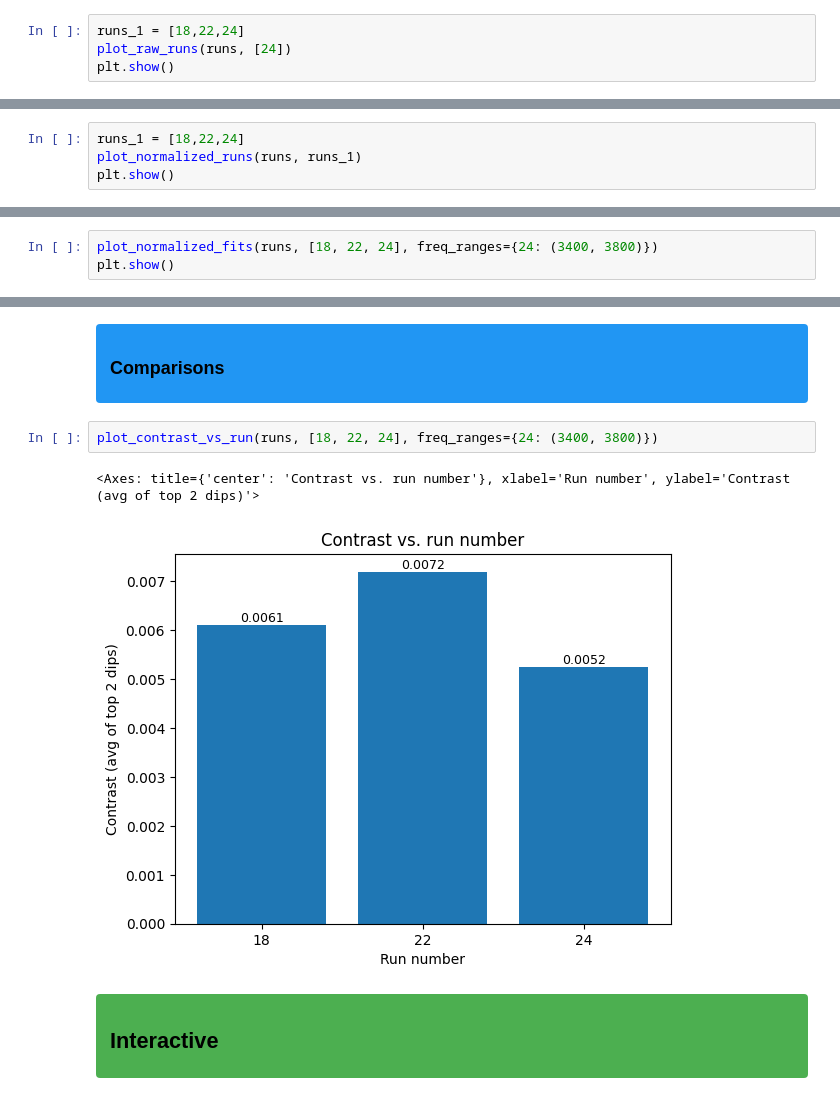
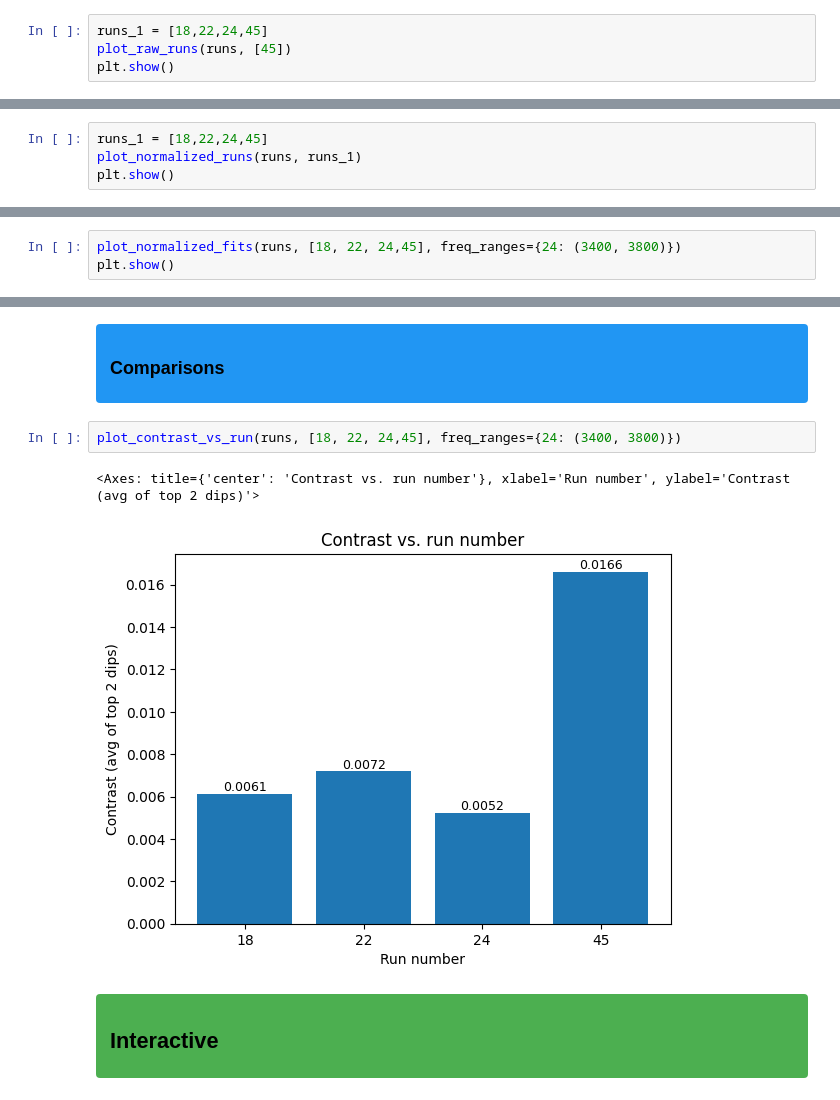
Before and after one commit to jeree-m/qick-dawg, a Jupyter notebook: jupyter_notebooks/odmr_analysis.ipynb, the cells around one changed output, grey strips where cells are left out. Drawn from its saved outputs; the diff is of its cells as text.

```diff
--- a/jupyter_notebooks/odmr_analysis.ipynb
+++ b/jupyter_notebooks/odmr_analysis.ipynb
@@ -101,7 +101,7 @@ dict_keys(['laser_power', 'mw_gain', 'reps', 'ND Filter OD', 'relax_delay_treg',
 <h3 style="color:black; margin:0;"> Plot Raw Data</h3>
 </div>
 # %%
-runs_1 = [18,22,24]
-plot_raw_runs(runs, [24])
+runs_1 = [18,22,24,45]
+plot_raw_runs(runs, [45])
 plt.show()
 # %% [output]
@@ -111,7 +111,7 @@ plt.show()
 <h3 style="color:black; margin:0;"> Normalized Plots</h3>
 </div>
 # %%
-runs_1 = [18,22,24]
+runs_1 = [18,22,24,45]
 plot_normalized_runs(runs, runs_1)
 plt.show()
 # %% [output]
@@ -406,6 +406,6 @@ Saved to /Volumes/hlab-nas/Data/DefectMsmts/Data/Albania/ODMR_Pub_Data/202609080
 <h3 style="color:black; margin:0;"> Multiple</h3>
 </div>
 # %%
-plot_normalized_fits(runs, [18, 22, 24], freq_ranges={24: (3400, 3800)})
+plot_normalized_fits(runs, [18, 22, 24,45], freq_ranges={24: (3400, 3800)})
 plt.show()
 # %% [output]
@@ -415,10 +415,10 @@ plt.show()
 <h3 style="color:black; margin:0;"> Comparisons</h3>
 </div>
 # %%
-plot_contrast_vs_run(runs, [18, 22, 24], freq_ranges={24: (3400, 3800)})
+plot_contrast_vs_run(runs, [18, 22, 24,45], freq_ranges={24: (3400, 3800)})
 # %% [output]
 <Axes: title={'center': 'Contrast vs. run number'}, xlabel='Run number', ylabel='Contrast (avg of top 2 dips)'>
-[figure, old version]
+[figure, new version]
 # %% [markdown]
 <div style="background-color:#4CAF50; padding:8px 14px; border-radius:4px;">
 <h2 style="color:black; margin:0;">Interactive</h2>
```
Also changed, not shown: parts of 7 cells of this notebook.
